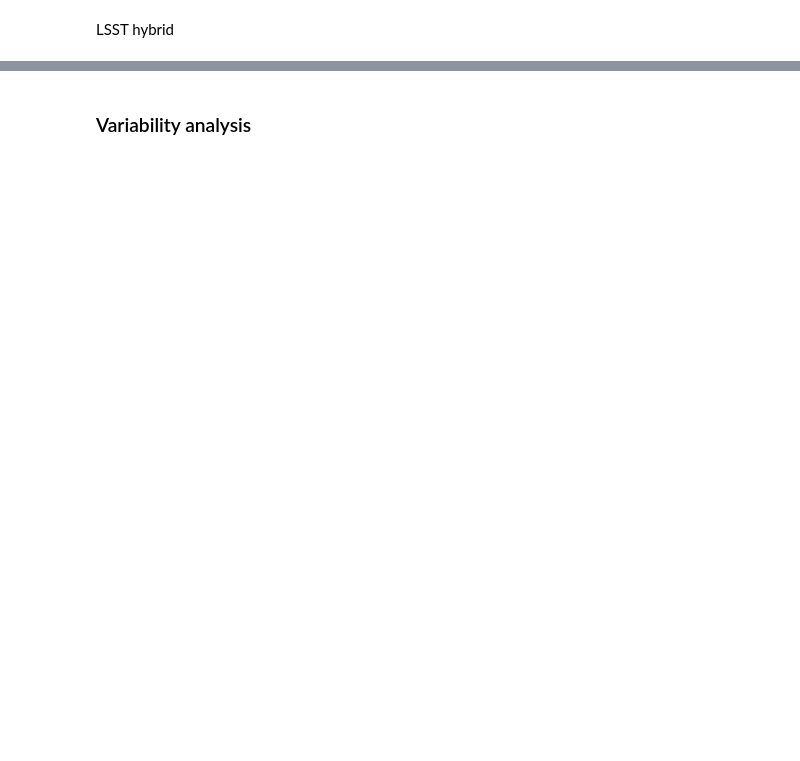
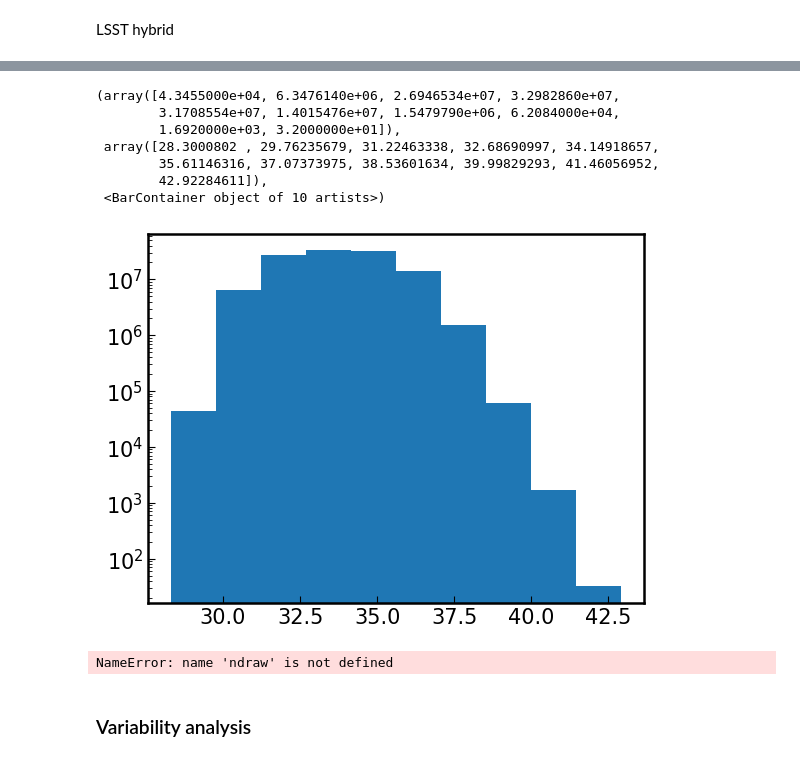
Before and after one commit to burke86/imbh_forecast, a Jupyter notebook: forecast.ipynb, the cells around one changed output, grey strips where cells are left out. Drawn from its saved outputs; the diff is of its cells as text; code cells hidden in the pictures; blank space fills up the shorter version.

```diff
--- a/forecast.ipynb
+++ b/forecast.ipynb
@@ -849,0 +798,15 @@ fig.savefig('obs.pdf', dpi=300)
+# %%
+plt.hist(np.log10(s[f'L_draw_{seed}'][j,:ndraw_dim].value), log=True)
+# %% [output]
+(array([4.3455000e+04, 6.3476140e+06, 2.6946534e+07, 3.2982860e+07,
+        3.1708554e+07, 1.4015476e+07, 1.5479790e+06, 6.2084000e+04,
+        1.6920000e+03, 3.2000000e+01]),
+ array([28.3000802 , 29.76235679, 31.22463338, 32.68690997, 34.14918657,
+        35.61146316, 37.07373975, 38.53601634, 39.99829293, 41.46056952,
+        42.92284611]),
+ <BarContainer object of 10 artists>)
+[figure, added]
+# %%
+p = 1 - lambda_obs(s[f'L_draw_{seed}'].value[0,:ndraw])
+# %% [output]
+NameError: name 'ndraw' is not defined
```
Also changed, not shown: parts of 50 cells of this notebook, 1 other file.
